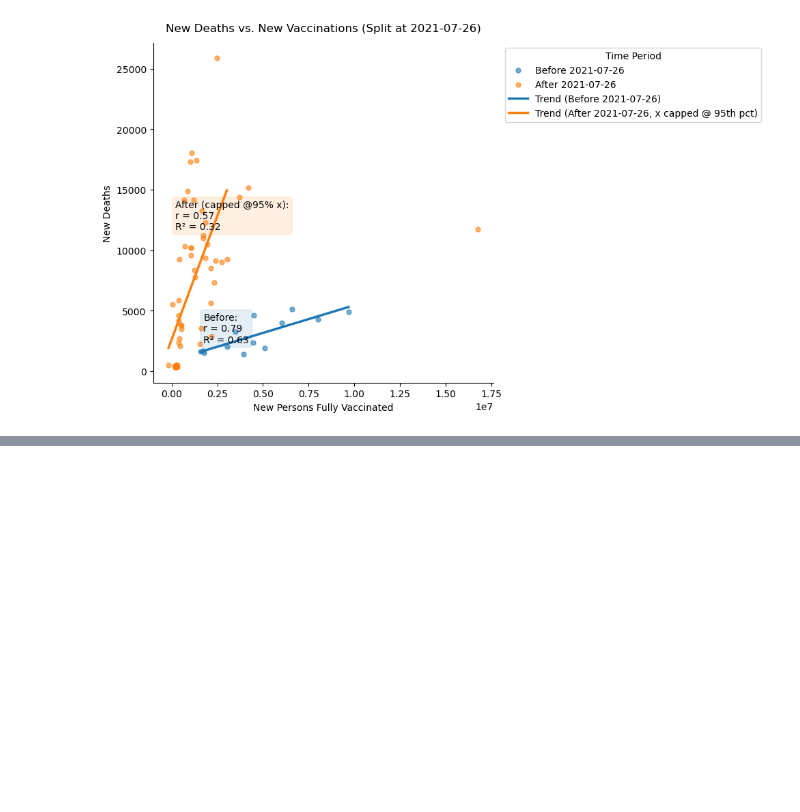
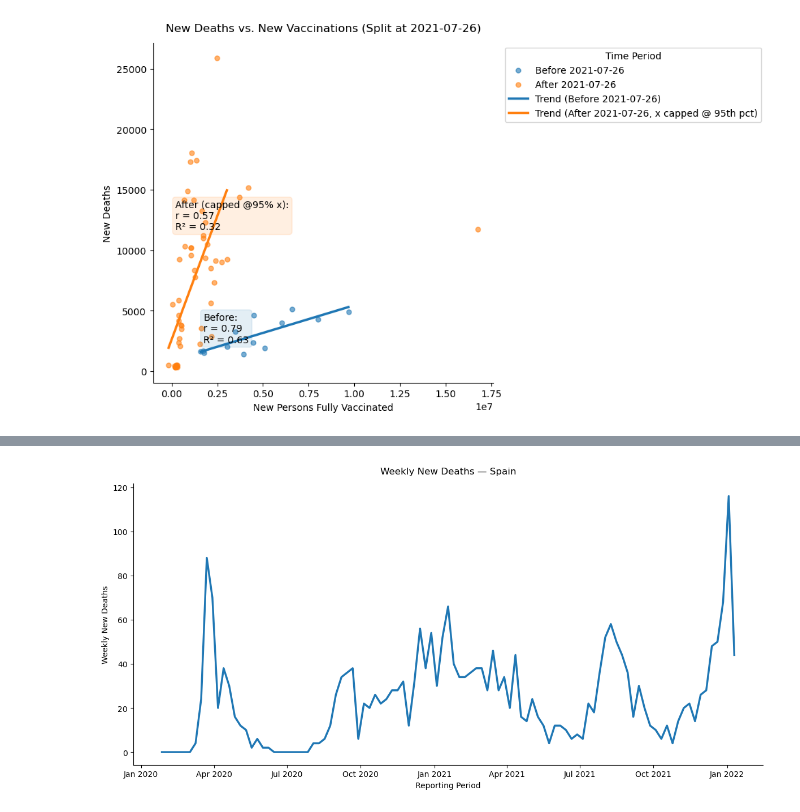
Before and after one commit to ginzee/Messy_Data_Forecasting_Covid, a Jupyter notebook: notebooks/final_analysis.ipynb, the cells around one changed output, grey strips where cells are left out. Cells and saved outputs as stored; diff of their text form; code cells hidden in the pictures; blank space fills up the shorter version.

```diff
--- a/notebooks/final_analysis.ipynb
+++ b/notebooks/final_analysis.ipynb
@@ -1854,0 +1133,44 @@ Death Forecasts Table:
+# %%
+# Spain
+# Ensure datetime typing
+df_spain["week_start"] = pd.to_datetime(df_spain["week_start"], errors="coerce")
+
+# Correct cutoff date for Spain death data
+cutoff_date = pd.to_datetime("2022-01-13")
+
+# Aggregate weekly deaths (cut off at last valid death date)
+spain_weekly = (
+    df_spain.loc[df_spain["week_start"] <= cutoff_date]
+    .groupby("week_start", as_index=False)["new_deceased"]
+    .sum()
+    .sort_values("week_start")
+    .dropna(subset=["week_start"])
+)
+
+# Plot
+fig, ax = plt.subplots(figsize=(12, 6))
+
+ax.plot(
+    spain_weekly["week_start"],
+    spain_weekly["new_deceased"],
+    linewidth=2.5
+)
+
+# Titles & labels
+ax.set_title("Weekly New Deaths — Spain", pad=12)
+ax.set_xlabel("Reporting Period")
+ax.set_ylabel("Weekly New Deaths")
+
+# Month + Year x-axis formatting
+ax.xaxis.set_major_locator(mdates.MonthLocator(interval=3))
+ax.xaxis.set_major_formatter(mdates.DateFormatter("%b %Y"))
+
+# Styling cleanup
+ax.grid(False)
+ax.spines["top"].set_visible(False)
+ax.spines["right"].set_visible(False)
+
+plt.tight_layout()
+plt.show()
+# %% [output]
+[figure, added]
```
Also changed, not shown: parts of 88 cells of this notebook, 11 other files.
